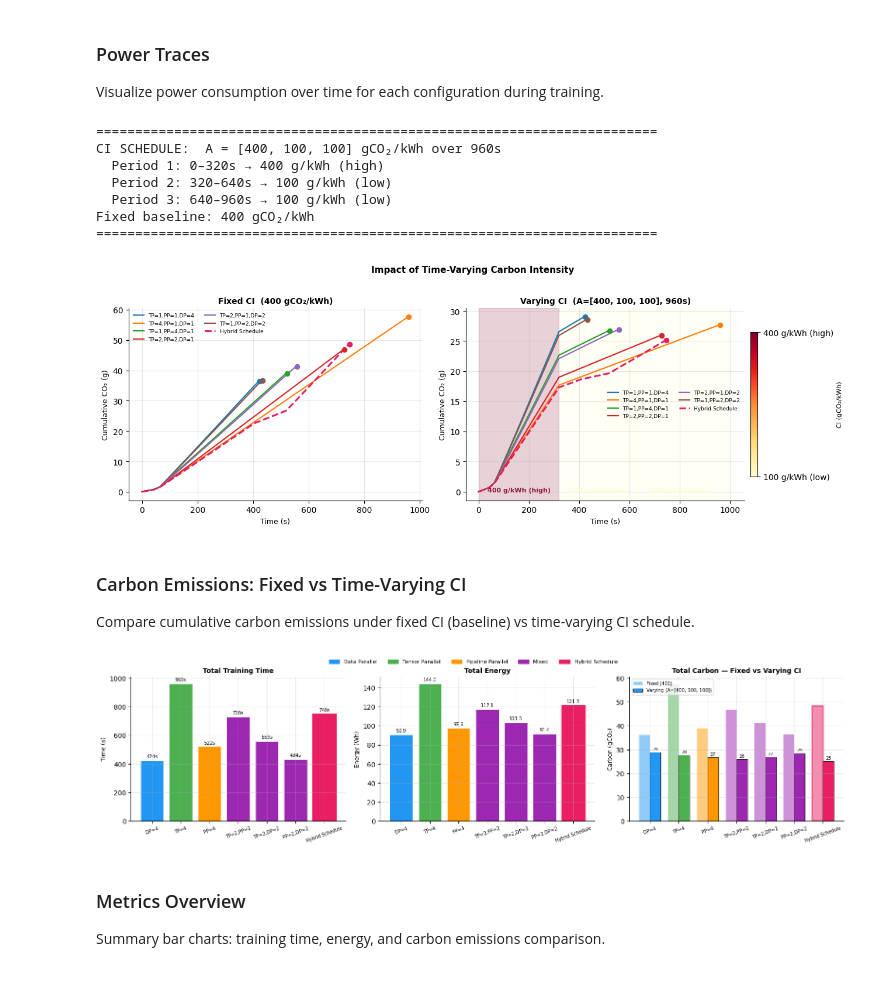
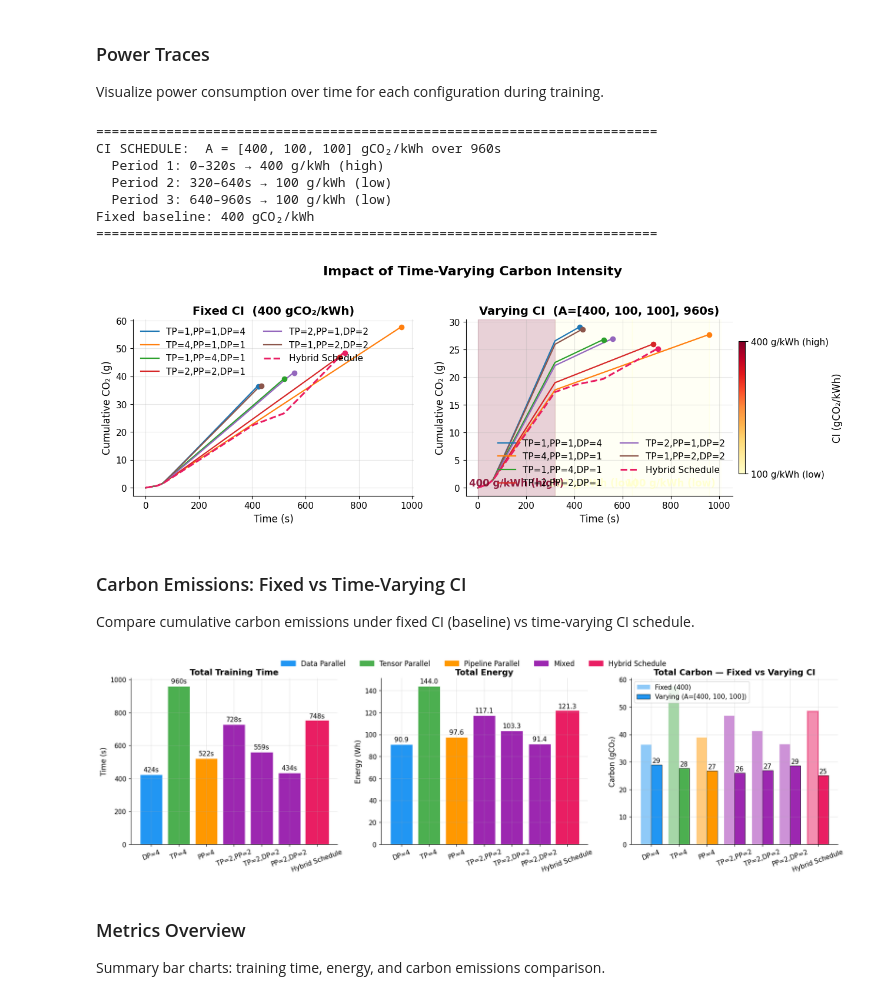
Before and after one commit to Wafik20/scheduling-carbon-aware-3d-parallelism, a Jupyter notebook: notebooks/visualize_training.ipynb, the cells around one changed output. Cells and saved outputs as stored; diff of their text form; code cells hidden in the pictures.

```diff
--- a/notebooks/visualize_training.ipynb
+++ b/notebooks/visualize_training.ipynb
@@ -107,7 +125,7 @@ def add_ci_colorbar(fig, ax, A, label="CI (gCO₂/kWh)"):
     sm.set_array([])
     cb = fig.colorbar(sm, ax=ax, orientation="vertical",
                       fraction=0.03, pad=0.02, shrink=0.75)
-    cb.set_label(label, fontsize=8)
+    cb.set_label(label, fontsize=12)
     cb.set_ticks(sorted(set(A)))
     cb.set_ticklabels([ci_label(c, A) for c in sorted(set(A))])
     return cb
@@ -141,7 +159,7 @@ def annotate_ci_periods(ax, A, schedule_duration_s, y_label_frac=0.04):
         x0, x1 = i * period_s, (i + 1) * period_s
         ax.axvspan(x0, x1, alpha=0.18, color=ci_to_color(c), zorder=0)
         ax.text((x0 + x1) / 2, y_text, ci_label(c, A),
-                ha="center", va="bottom", fontsize=8,
+                ha="center", va="bottom", fontsize=12,
                 fontweight="bold", color=ci_to_color(c), alpha=0.85)
     xlim = ax.get_xlim()
     if xlim[1] > schedule_duration_s:
@@ -481,20 +516,20 @@ if n_configs > 0:
         if use_varying:
             annotate_ci_periods(ax, A, CI_SCHEDULE_DURATION_S)
             ax.set_title(f"Varying CI  (A={A}, {CI_SCHEDULE_DURATION_S:.0f}s)",
-                         fontsize=10, fontweight="bold")
+                         fontsize=14, fontweight="bold")
             add_ci_colorbar(fig, ax, A)
         else:
-            ax.set_title(f"Fixed CI  ({CI_FIXED} gCO₂/kWh)", fontsize=10, fontweight="bold")
+            ax.set_title(f"Fixed CI  ({CI_FIXED} gCO₂/kWh)", fontsize=14, fontweight="bold")
 
-        ax.set_xlabel("Time (s)", fontsize=9)
-        ax.set_ylabel("Cumulative CO₂ (g)", fontsize=9)
-        ax.legend(fontsize=6.5, ncol=2, frameon=False)
+        ax.set_xlabel("Time (s)", fontsize=12)
+        ax.set_ylabel("Cumulative CO₂ (g)", fontsize=12)
+        ax.legend(fontsize=11, ncol=2, frameon=False)
 
     plt.suptitle("Impact of Time-Varying Carbon Intensity",
-                 fontsize=11, fontweight="bold", y=1.02)
+                 fontsize=16, fontweight="bold", y=1.02)
     plt.tight_layout()
     plt.savefig(os.path.join(PLOTS_DIR, "graph_carbon_varying_ci.png"),
-                dpi=150, bbox_inches="tight")
+                dpi=300, bbox_inches="tight")
     plt.show()
 # %% [output]
 ========================================================================
@@ -504,7 +539,7 @@ CI SCHEDULE:  A = [400, 100, 100] gCO₂/kWh over 960s
   Period 3: 640–960s → 100 g/kWh (low)
 Fixed baseline: 400 gCO₂/kWh
 ========================================================================
-[figure, old version]
+[figure, new version]
 # %% [markdown]
 ### Carbon Emissions: Fixed vs Time-Varying CI
 
@@ -531,7 +566,7 @@ if all_configs:
     edge_colors = ["#E91E63" if s else "white" for s in is_sched]
     edge_widths = [2.5 if s else 0.5 for s in is_sched]
 
-    fig, axes = plt.subplots(1, 3, figsize=(16, 4))
+    fig, axes = plt.subplots(1, 3, figsize=(18, 5.2))
 
     # panel 1: total time
     ax = axes[0]
@@ -539,49 +574,49 @@ if all_configs:
            edgecolor=edge_colors, linewidth=edge_widths)
     for i, v in enumerate(time_vals):
         ax.text(i, v + max(time_vals) * 0.01, f"{v:.0f}s",
-                ha="center", va="bottom", fontsize=7)
-    ax.set_ylabel("Time (s)", fontsize=9)
-    ax.set_title("Total Training Time", fontsize=10, fontweight="bold")
-    ax.tick_params(axis="x", labelsize=7, rotation=20)
+                ha="center", va="bottom", fontsize=11)
+    ax.set_ylabel("Time (s)", fontsize=12)
+    ax.set_title("Total Training Time", fontsize=14, fontweight="bold")
+    ax.tick_params(axis="x", labelsize=11, rotation=20)
 
     # panel 2: total energy
     ax = axes[1]
     ax.bar(labels_bar, energy_vals, color=colors_bar,
            edgecolor=edge_colors, linewidth=edge_widths)
     for i, v in enumerate(energy_vals):
         ax.text(i, v + max(energy_vals) * 0.01, f"{v:.1f}",
-                ha="center", va="bottom", fontsize=7)
-    ax.set_ylabel("Energy (Wh)", fontsize=9)
-    ax.set_title("Total Energy", fontsize=10, fontweight="bold")
-    ax.tick_params(axis="x", labelsize=7, rotation=20)
+                ha="center", va="bottom", fontsize=11)
+    ax.set_ylabel("Energy (Wh)", fontsize=12)
+    ax.set_title("Total Energy", fontsize=14, fontweight="bold")
+    ax.tick_params(axis="x", labelsize=11, rotation=20)
 
     # panel 3: carbon fixed vs varying
     ax = axes[2]
     x = np.arange(len(labels_bar))
     width = 0.38
     ax.bar(x - width/2, carbon_fixed, width, color=colors_bar,
            alpha=0.5, edgecolor=edge_colors, linewidth=edge_widths,
            label=f"Fixed ({CI_FIXED})")
     ax.bar(x + width/2, carbon_varying, width, color=colors_bar,
            edgecolor="black", linewidth=0.6,
            label=f"Varying (A={A})")
     for xi, vv in zip(x, carbon_varying):
         ax.text(xi + width/2, vv + max(carbon_varying) * 0.01,
-                f"{vv:.0f}", ha="center", va="bottom", fontsize=6.5)
-    ax.set_ylabel("Carbon (gCO₂)", fontsize=9)
-    ax.set_title("Total Carbon — Fixed vs Varying CI", fontsize=10, fontweight="bold")
+                f"{vv:.0f}", ha="center", va="bottom", fontsize=11)
+    ax.set_ylabel("Carbon (gCO₂)", fontsize=12)
+    ax.set_title("Total Carbon — Fixed vs Varying CI", fontsize=14, fontweight="bold")
     ax.set_xticks(x)
-    ax.set_xticklabels(labels_bar, fontsize=7, rotation=20)
-    ax.legend(fontsize=7, loc="upper left")
+    ax.set_xticklabels(labels_bar, fontsize=11, rotation=20)
+    ax.legend(fontsize=11, loc="upper left")
 
-    fig.legend(handles=patches, fontsize=8, ncol=5,
+    fig.legend(handles=patches, fontsize=12, ncol=5,
                loc="upper center", bbox_to_anchor=(0.5, 1.03), frameon=False)
     plt.tight_layout()
     plt.savefig(os.path.join(PLOTS_DIR, "graph_metrics_overview.png"),
-                dpi=150, bbox_inches="tight")
+                dpi=300, bbox_inches="tight")
     plt.show()
 # %% [output]
-[figure, old version]
+[figure, new version]
 # %% [markdown]
 ### Metrics Overview
 
```
Also changed, not shown: parts of 28 cells of this notebook, 4 other files.
